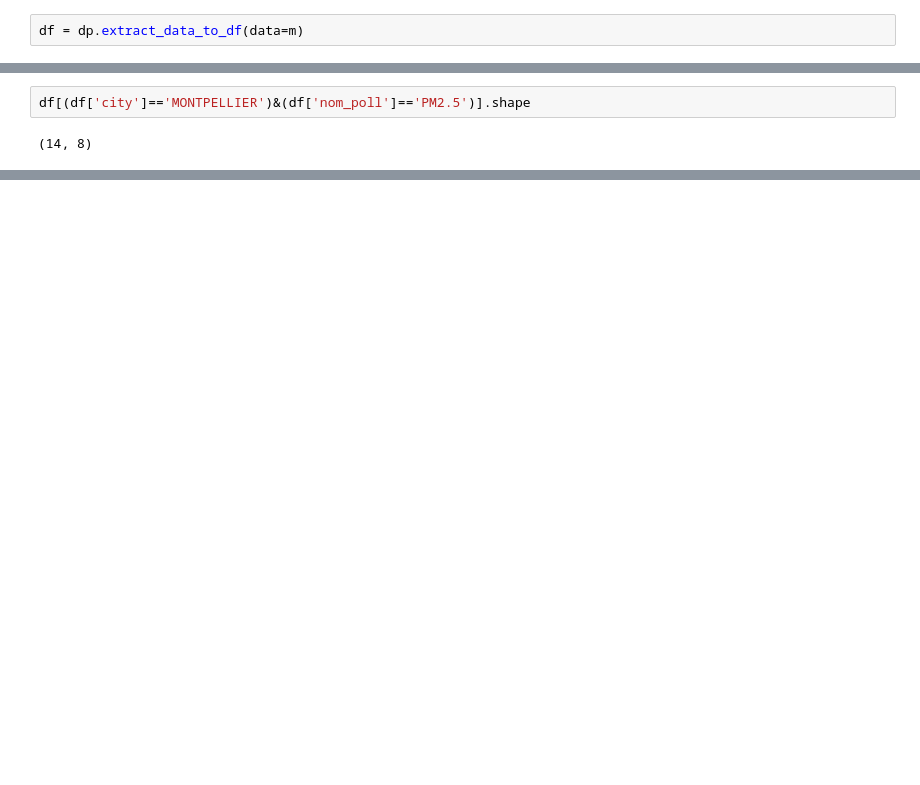
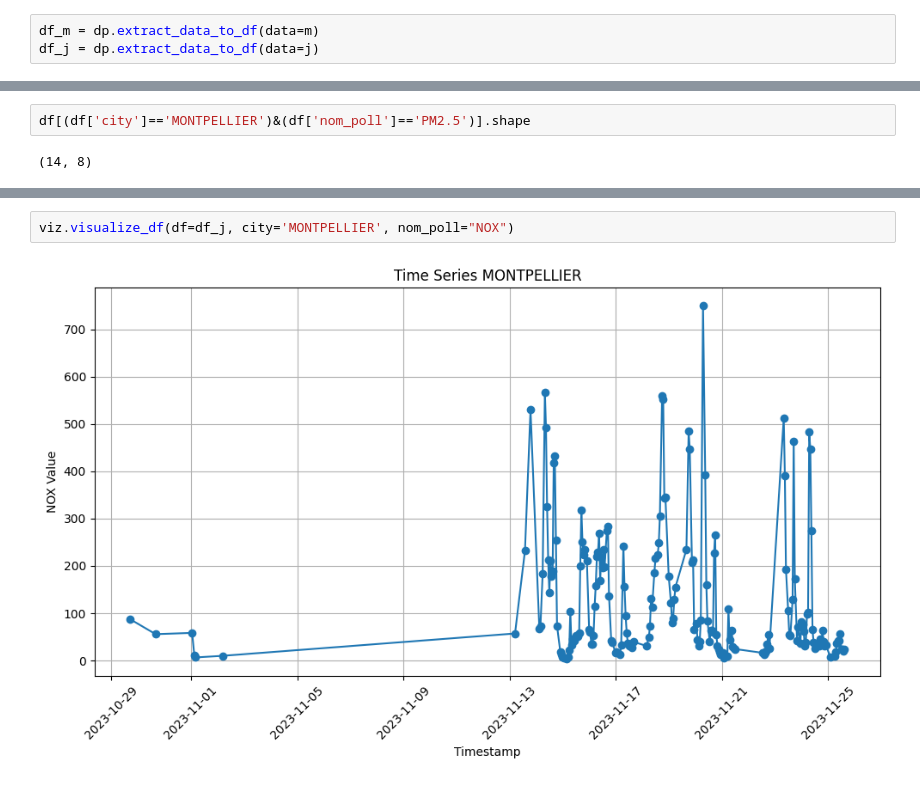
Before and after one commit to RomeoBex/Projet_Groupe_Pollution_Air_Occitanie, a Jupyter notebook: functions/exploration.ipynb, the cells around one changed output, grey strips where cells are left out. Cells and saved outputs as stored; diff of their text form; blank space fills up the shorter version.

```diff
--- a/functions/exploration.ipynb
+++ b/functions/exploration.ipynb
@@ -134,4 +135,5 @@ dt.fromtimestamp(1699873200000/1e3)
 # %% [output]
 datetime.datetime(2023, 11, 13, 12, 0)
 # %%
-df = dp.extract_data_to_df(data=m)
+df_m = dp.extract_data_to_df(data=m)
+df_j = dp.extract_data_to_df(data=j)
@@ -167,0 +194,4 @@ df[(df['city']=='MONTPELLIER')&(df['nom_poll']=='PM2.5')].shape
+# %%
+viz.visualize_df(df=df_j, city='MONTPELLIER', nom_poll="NOX")
+# %% [output]
+[figure, added]
```
Also changed, not shown: parts of 8 cells of this notebook, 1 other file.
